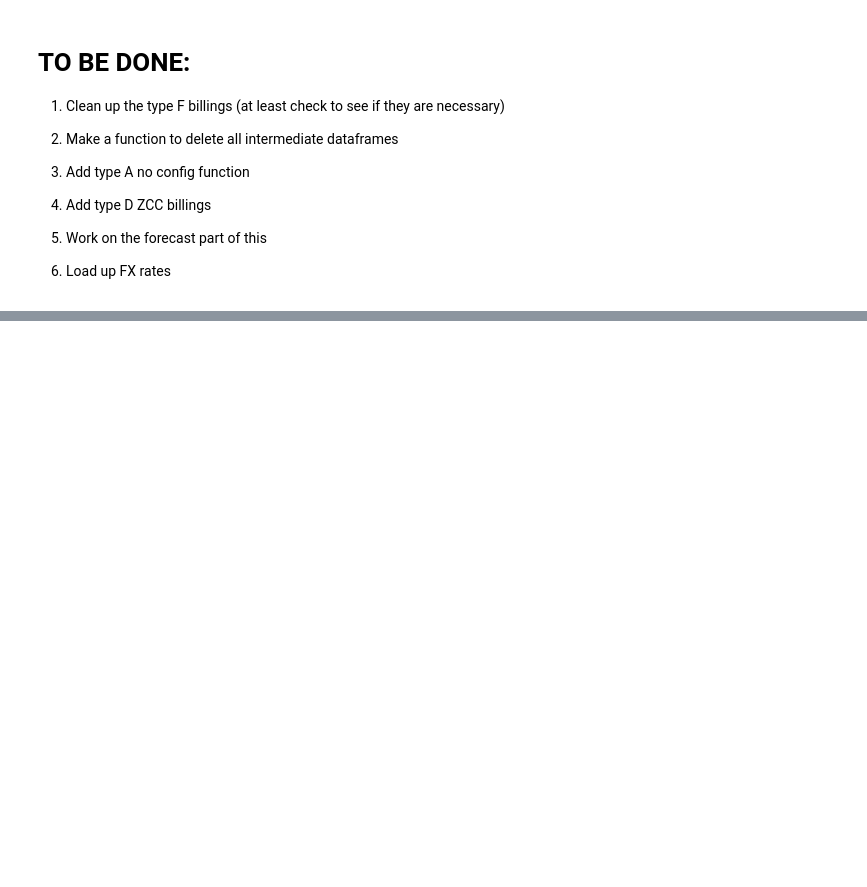
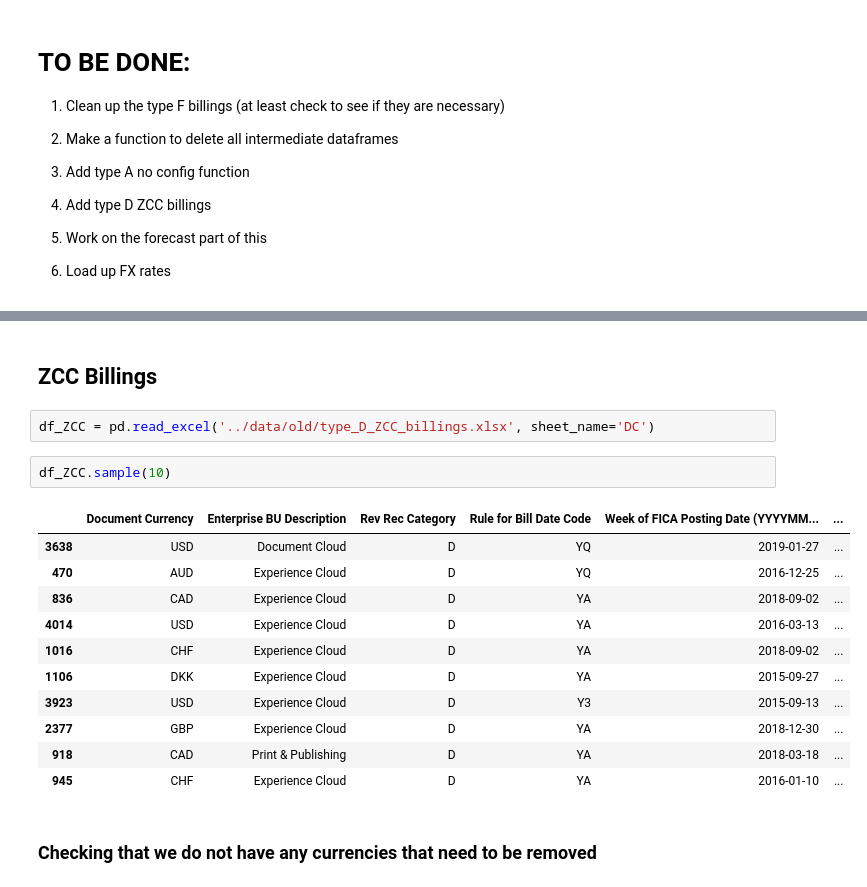
Before and after one commit to davidjsmith44/Deferred_Revenue_Forecast, a Jupyter notebook: src/deferred_all_pandas.ipynb, the cells around one changed output, grey strips where cells are left out. Drawn from its saved outputs; the diff is of its cells as text; blank space fills up the shorter version.

```diff
--- a/src/deferred_all_pandas.ipynb
+++ b/src/deferred_all_pandas.ipynb
@@ -537,0 +572,20 @@ what_is_BT             DataFrame         Document Currency   <...>
+# %% [markdown]
+## ZCC Billings
+# %%
+df_ZCC = pd.read_excel('../data/old/type_D_ZCC_billings.xlsx', sheet_name='DC')
+# %%
+df_ZCC.sample(10)
+# %% [output]
+|  | Document Currency | Enterprise BU Description | Rev Rec Category | Rule for Bill Date Code | Week of FICA Posting Date (YYYYMM... | ... |
+| 3638 | USD | Document Cloud | D | YQ | 2019-01-27 | ... |
+| 470 | AUD | Experience Cloud | D | YQ | 2016-12-25 | ... |
+| 836 | CAD | Experience Cloud | D | YA | 2018-09-02 | ... |
+| 4014 | USD | Experience Cloud | D | YA | 2016-03-13 | ... |
+| 1016 | CHF | Experience Cloud | D | YA | 2018-09-02 | ... |
+| 1106 | DKK | Experience Cloud | D | YA | 2015-09-27 | ... |
+| 3923 | USD | Experience Cloud | D | Y3 | 2015-09-13 | ... |
+| 2377 | GBP | Experience Cloud | D | YA | 2018-12-30 | ... |
+| 918 | CAD | Print & Publishing | D | YA | 2018-03-18 | ... |
+| 945 | CHF | Experience Cloud | D | YA | 2016-01-10 | ... |
+# %% [markdown]
+### Checking that we do not have any currencies that need to be removed
```
Also changed, not shown: parts of 59 cells of this notebook, 1 other file.
